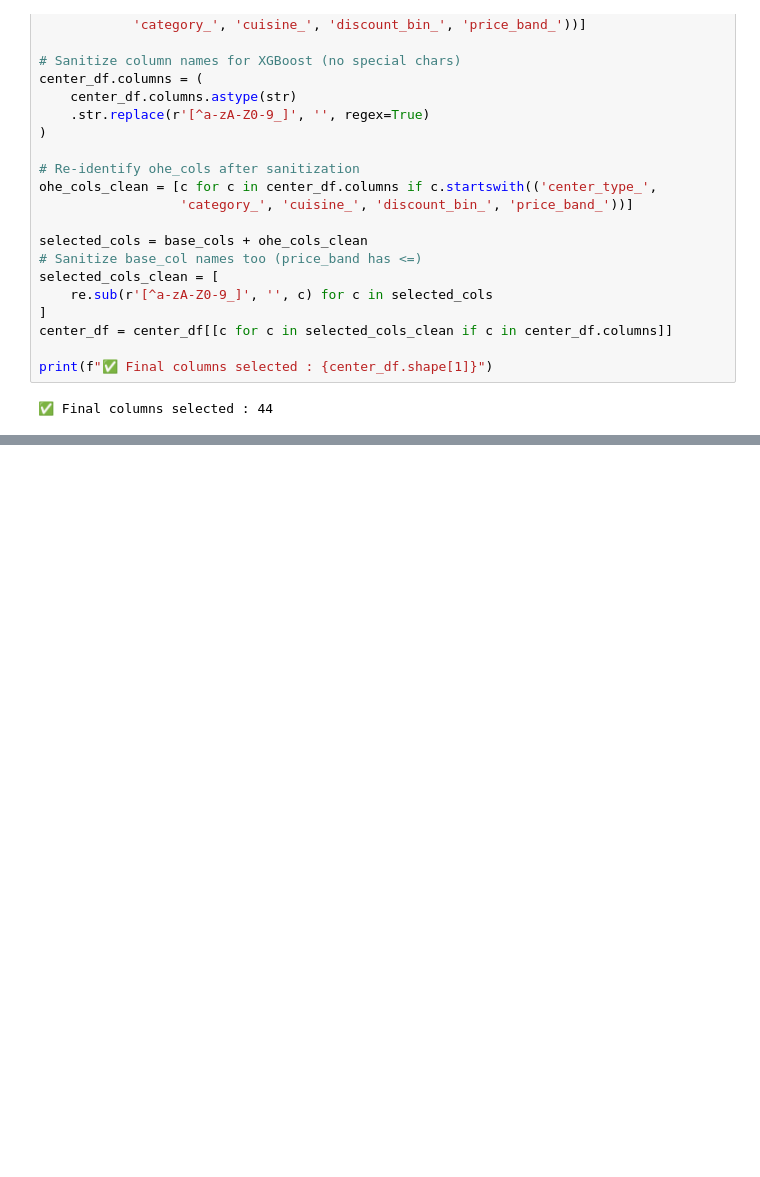
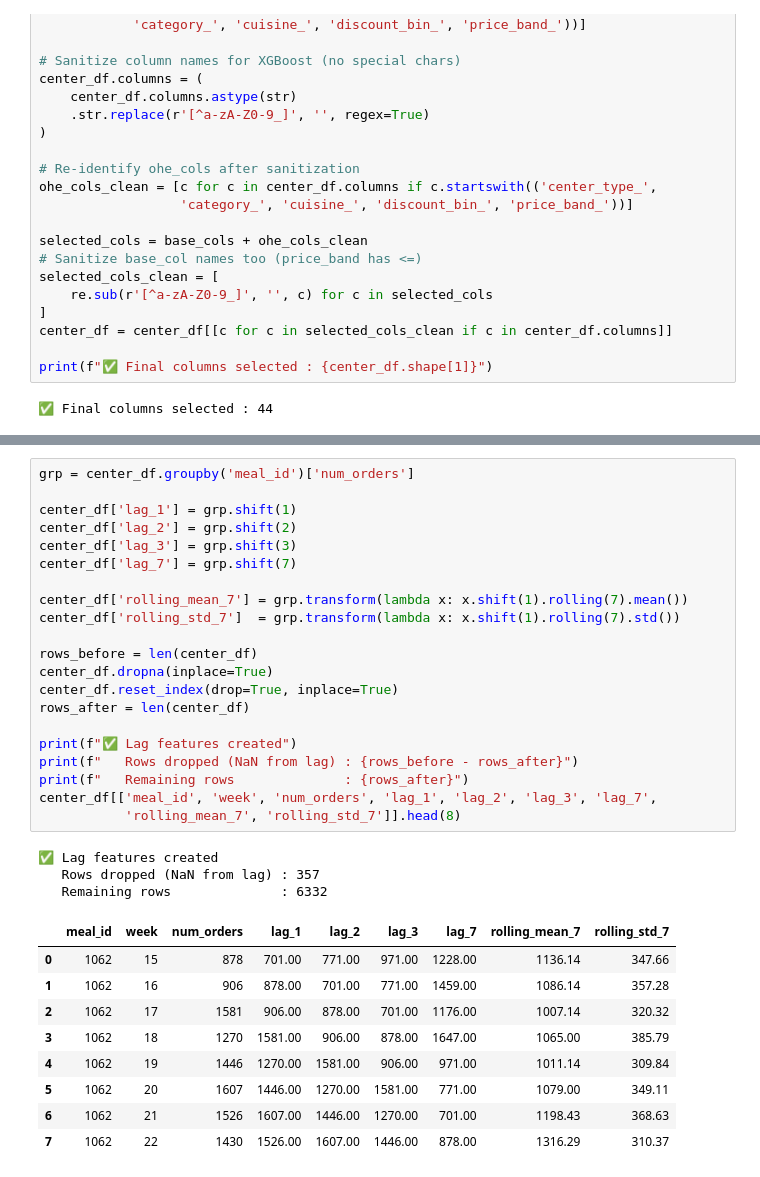
Before and after one commit to am1t-verma/AI_Demand_Forecasting_and_Inventory_Optimization, a Jupyter notebook: food_demand_forecasting_v2.ipynb, the cells around one changed output, grey strips where cells are left out. Cells and saved outputs as stored; diff of their text form; blank space fills up the shorter version.

```diff
--- a/food_demand_forecasting_v2.ipynb
+++ b/food_demand_forecasting_v2.ipynb
@@ -271,0 +286,34 @@ print(f"✅ Final columns selected : {center_df.shape[1]}")
+# %%
+grp = center_df.groupby('meal_id')['num_orders']
+
+center_df['lag_1'] = grp.shift(1)
+center_df['lag_2'] = grp.shift(2)
+center_df['lag_3'] = grp.shift(3)
+center_df['lag_7'] = grp.shift(7)
+
+center_df['rolling_mean_7'] = grp.transform(lambda x: x.shift(1).rolling(7).mean())
+center_df['rolling_std_7']  = grp.transform(lambda x: x.shift(1).rolling(7).std())
+
+rows_before = len(center_df)
+center_df.dropna(inplace=True)
+center_df.reset_index(drop=True, inplace=True)
+rows_after = len(center_df)
+
+print(f"✅ Lag features created")
+print(f"   Rows dropped (NaN from lag) : {rows_before - rows_after}")
+print(f"   Remaining rows              : {rows_after}")
+center_df[['meal_id', 'week', 'num_orders', 'lag_1', 'lag_2', 'lag_3', 'lag_7',
+           'rolling_mean_7', 'rolling_std_7']].head(8)
+# %% [output]
+✅ Lag features created
+   Rows dropped (NaN from lag) : 357
+   Remaining rows              : 6332
+|  | meal_id | week | num_orders | lag_1 | lag_2 | lag_3 | lag_7 | rolling_mean_7 | rolling_std_7 |
+| 0 | 1062 | 15 | 878 | 701.00 | 771.00 | 971.00 | 1228.00 | 1136.14 | 347.66 |
+| 1 | 1062 | 16 | 906 | 878.00 | 701.00 | 771.00 | 1459.00 | 1086.14 | 357.28 |
+| 2 | 1062 | 17 | 1581 | 906.00 | 878.00 | 701.00 | 1176.00 | 1007.14 | 320.32 |
+| 3 | 1062 | 18 | 1270 | 1581.00 | 906.00 | 878.00 | 1647.00 | 1065.00 | 385.79 |
+| 4 | 1062 | 19 | 1446 | 1270.00 | 1581.00 | 906.00 | 971.00 | 1011.14 | 309.84 |
+| 5 | 1062 | 20 | 1607 | 1446.00 | 1270.00 | 1581.00 | 771.00 | 1079.00 | 349.11 |
+| 6 | 1062 | 21 | 1526 | 1607.00 | 1446.00 | 1270.00 | 701.00 | 1198.43 | 368.63 |
+| 7 | 1062 | 22 | 1430 | 1526.00 | 1607.00 | 1446.00 | 878.00 | 1316.29 | 310.37 |
```
Also changed, not shown: parts of 1 cell of this notebook.
